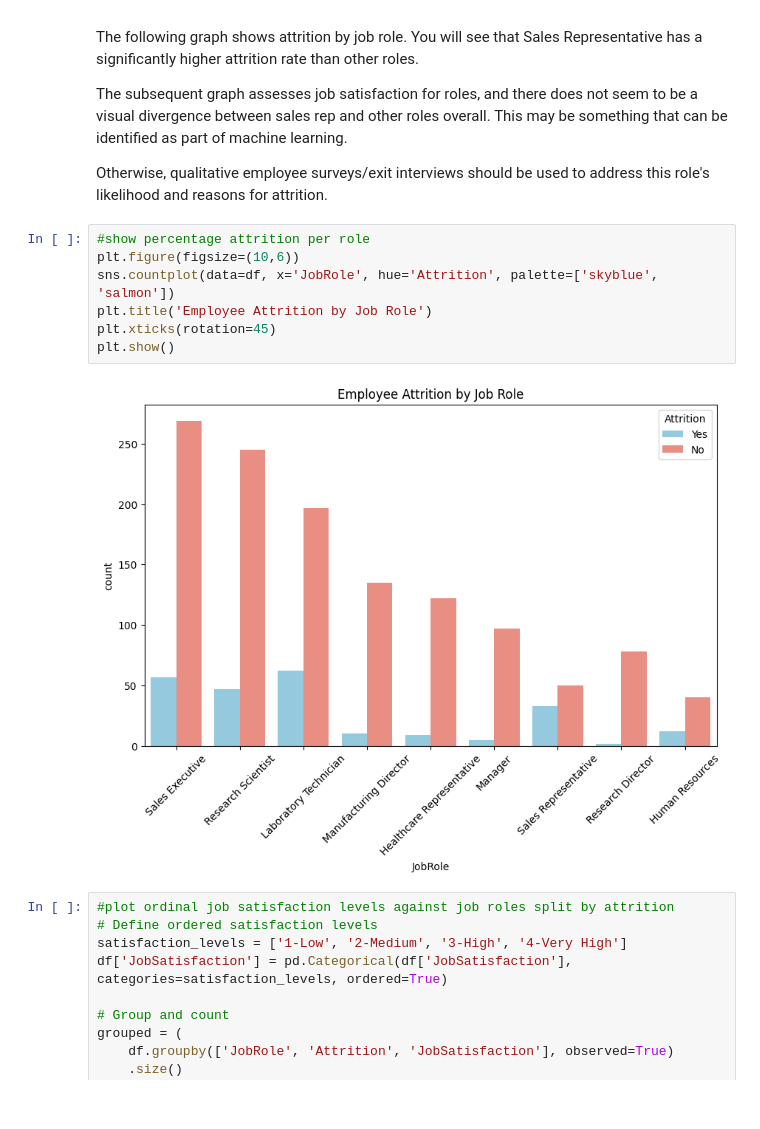
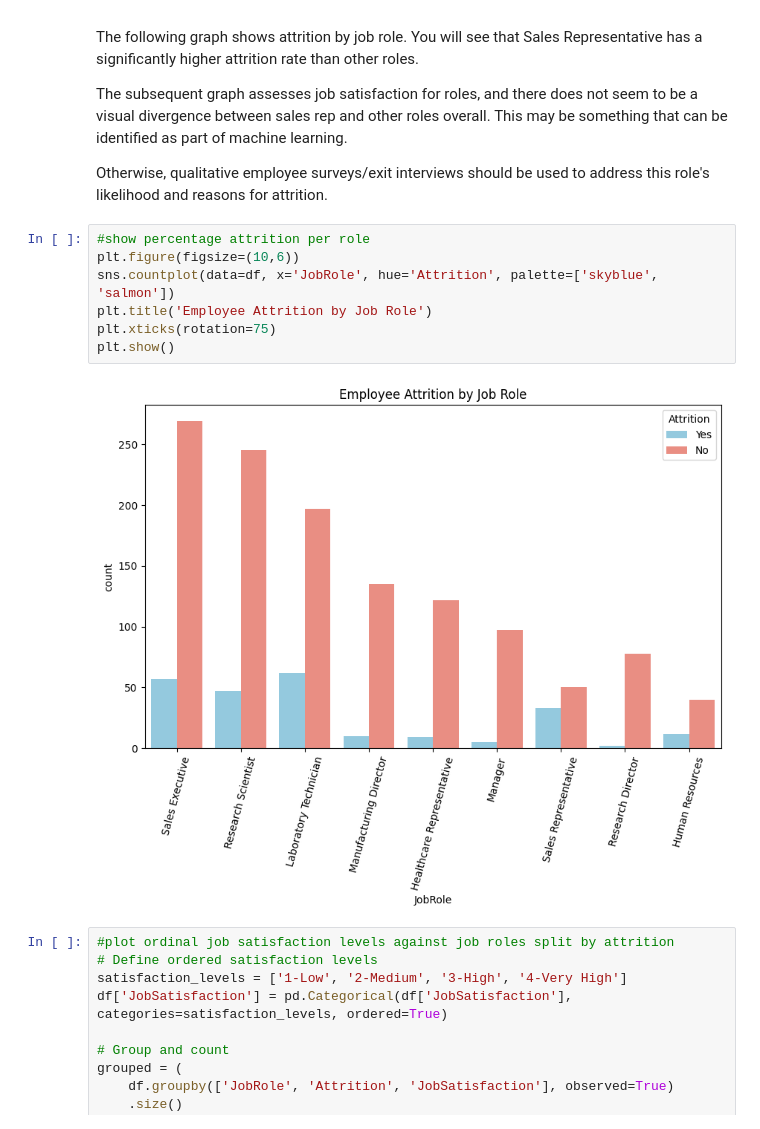
Before and after one commit to illusio666/employee_attrition_analysis, a Jupyter notebook: jupyter_notebooks/2. employee_attrition_visualisations.ipynb, the cells around one changed output. Saved outputs shown, nothing was run; the diff lists cells and outputs as text.

```diff
--- a/jupyter_notebooks/2. employee_attrition_visualisations.ipynb
+++ b/jupyter_notebooks/2. employee_attrition_visualisations.ipynb
@@ -371,12 +371,12 @@ Otherwise, qualitative employee surveys/exit interviews should be used to addres
 # %%
 #show percentage attrition per role
 plt.figure(figsize=(10,6))
 sns.countplot(data=df, x='JobRole', hue='Attrition', palette=['skyblue', 'salmon'])
 plt.title('Employee Attrition by Job Role')
-plt.xticks(rotation=45)
+plt.xticks(rotation=75)
 plt.show()
 # %% [output]
-[figure, old version]
+[figure, new version]
 # %%
 #plot ordinal job satisfaction levels against job roles split by attrition
 # Define ordered satisfaction levels
```
Also changed, not shown: parts of 4 cells of this notebook, 5 other files.
